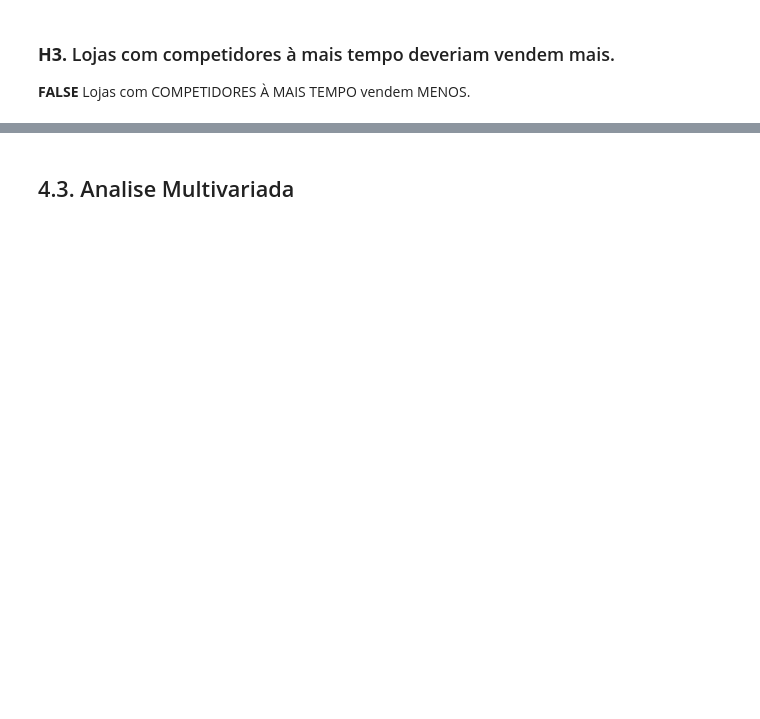
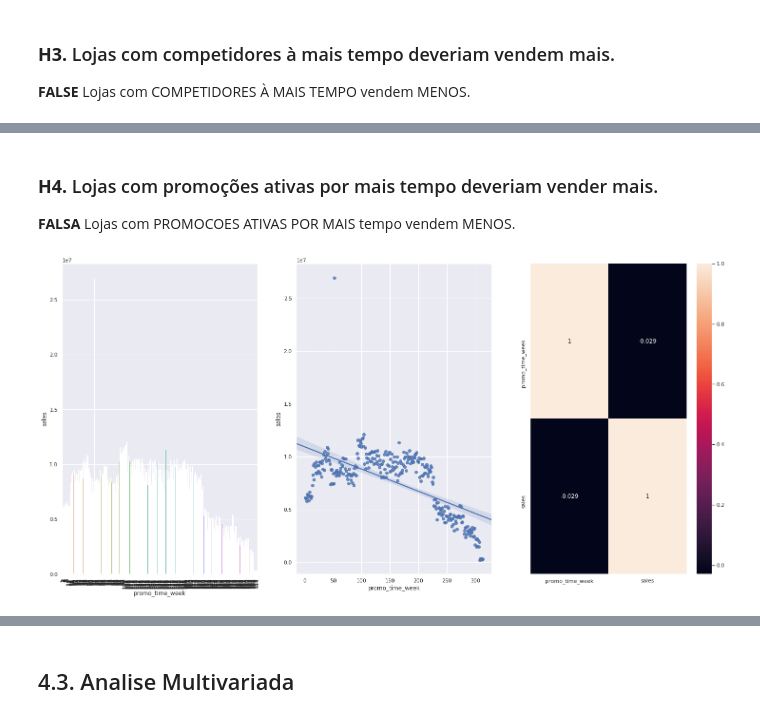
Before and after one commit to hrsJesus/DataScienceEmProducao, a Jupyter notebook: m04_v01_store_sales_prediction.ipynb, the cells around one changed output, grey strips where cells are left out. Saved outputs shown, nothing was run; the diff lists cells and outputs as text; code cells hidden in the pictures; blank space fills up the shorter version.

```diff
--- a/m04_v01_store_sales_prediction.ipynb
+++ b/m04_v01_store_sales_prediction.ipynb
@@ -487,0 +488,18 @@ x.set_ylim( bottom+0.5, top-0.5);
+# %% [markdown]
+### **H4.** Lojas com promoções ativas por mais tempo deveriam vender mais.
+**FALSA** Lojas com PROMOCOES ATIVAS POR MAIS tempo vendem MENOS.
+# %%
+aux1 = df4[['promo_time_week', 'sales']].groupby( 'promo_time_week' ).sum().reset_index()
+
+plt.subplot( 1, 3, 1 )
+aux2 = aux1[aux1['promo_time_week'] > 0]
+sns.barplot( x='promo_time_week', y='sales', data=aux2 );
+plt.xticks( rotation=90 );
+
+plt.subplot( 1, 3, 2 )
+sns.regplot( x='promo_time_week', y='sales', data=aux2 );
+
+plt.subplot( 1, 3, 3 )
+x = sns.heatmap( aux1.corr( method='pearson' ), annot=True )
+# %% [output]
+[figure, added]
```
Also changed, not shown: parts of 8 cells of this notebook.
